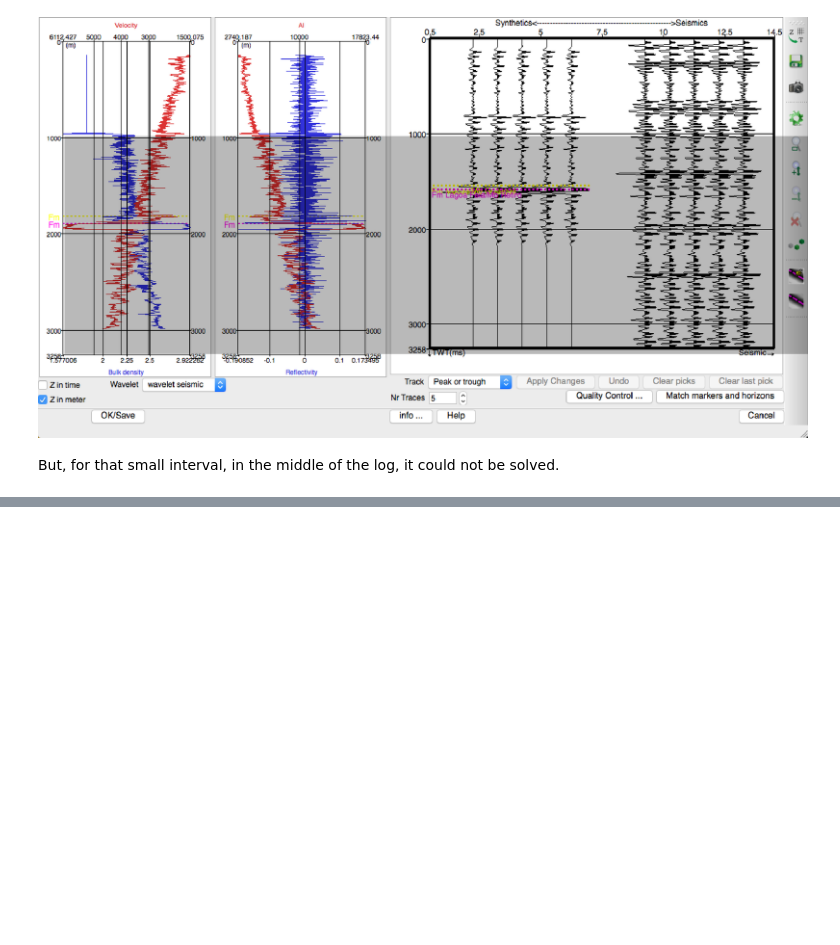
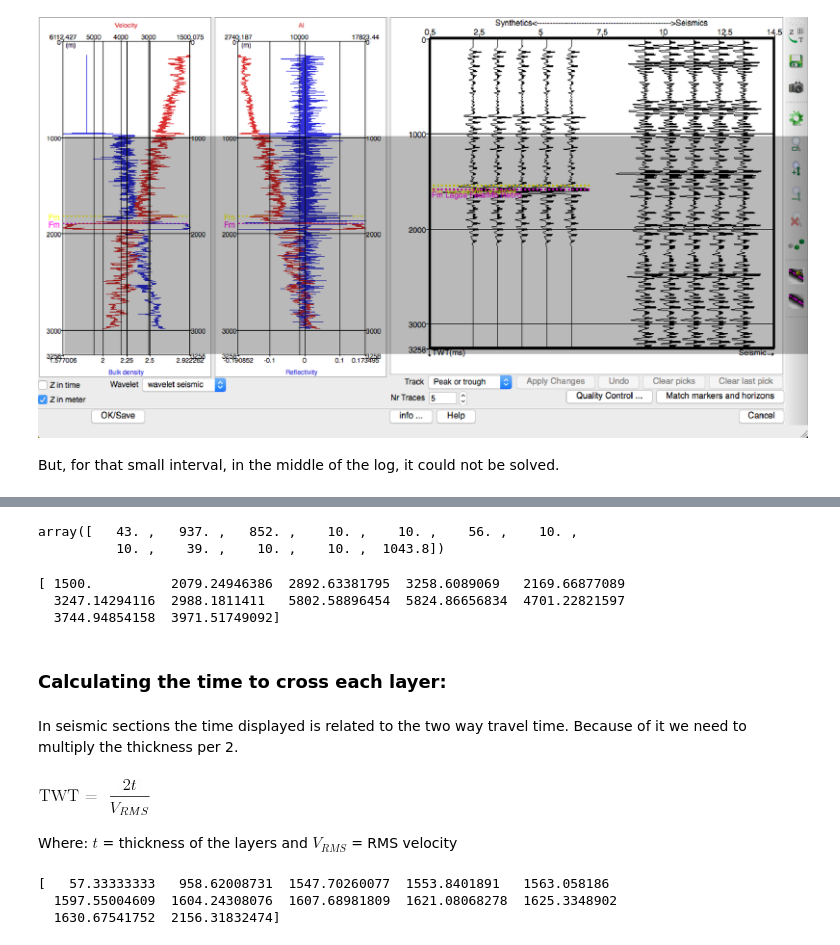
Before and after one commit to raquelsilva/Seismic-well-tie, a Jupyter notebook: Tabela-TP.ipynb, the cells around one changed output, grey strips where cells are left out. Saved outputs shown, nothing was run; the diff lists cells and outputs as text; code cells hidden in the pictures; blank space fills up the shorter version.

```diff
--- a/Tabela-TP.ipynb
+++ b/Tabela-TP.ipynb
@@ -665,0 +698,42 @@ Here, you will learn how to estimate yourself values for Vp and for RHOB based o
+# %%
+thickness_total_layers = np.insert(thickness_total_layers, 0, SB)
+thickness_total_layers
+# %% [output]
+array([   43. ,   937. ,   852. ,    10. ,    10. ,    56. ,    10. ,
+          10. ,    39. ,    10. ,    10. ,  1043.8])
+# %%
+for i in range(Vp.size):    # replacing null values by the average of the neighbors
+
+    if pd.isnull(Vp[i]) == True:
+        Vp[i] = (Vp[-i]+Vp[+i])/2
+print Vp
+# %% [output]
+[ 1500.          2079.24946386  2892.63381795  3258.6089069   2169.66877089
+  3247.14294116  2988.1811411   5802.58896454  5824.86656834  4701.22821597
+  3744.94854158  3971.51749092]
+# %% [markdown]
+### Calculating the time to cross each layer:
+# %% [markdown]
+In seismic sections the time displayed is related to the two way travel time. Because of it we need to multiply the thickness per 2.
+# %%
+Image("imagens/TWT.jpg")
+# %% [output]
+[figure, added]
+# %% [markdown]
+Where: $t$ = thickness of the layers and $V_{RMS}$ = RMS velocity
+# %%
+ti=0
+time = []
+
+for i in range(Vp.size):
+    t = thickness_total_layers[i]*2/ Vp[i]
+    ti = (t + ti)
+    time = np.append(time, ti)
+
+time = time * 1000 *1      # in milliseconds
+
+print time
+# %% [output]
+[   57.33333333   958.62008731  1547.70260077  1553.8401891   1563.058186
+  1597.55004609  1604.24308076  1607.68981809  1621.08068278  1625.3348902
+  1630.67541752  2156.31832474]
```
Also changed, not shown: parts of 16 cells of this notebook.
